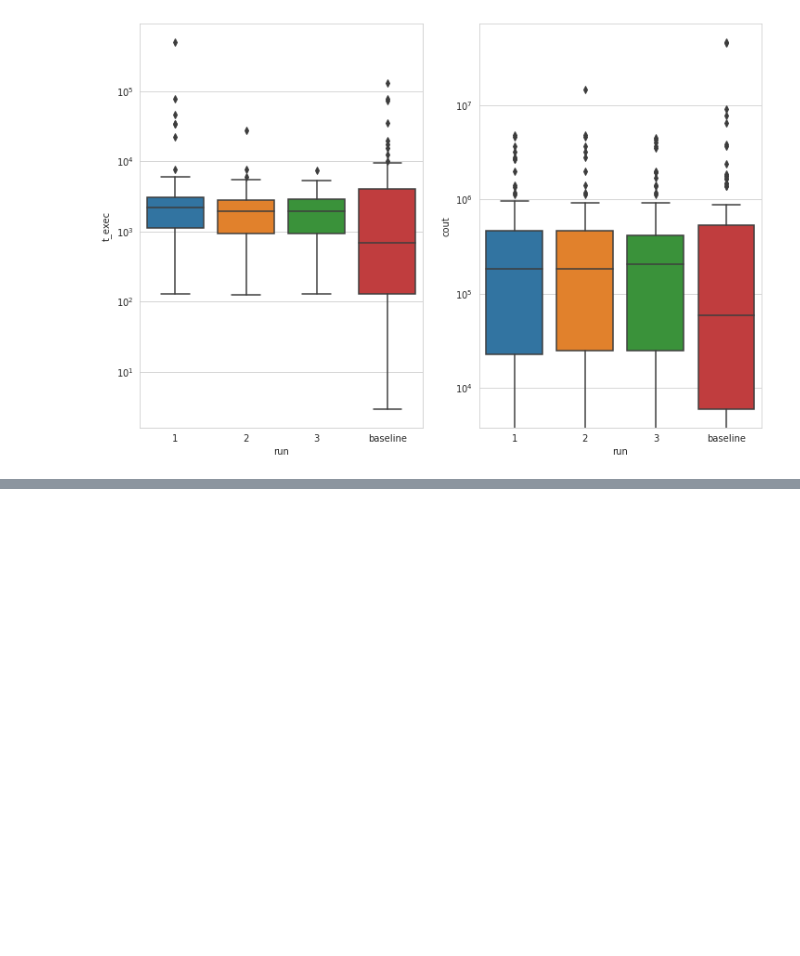
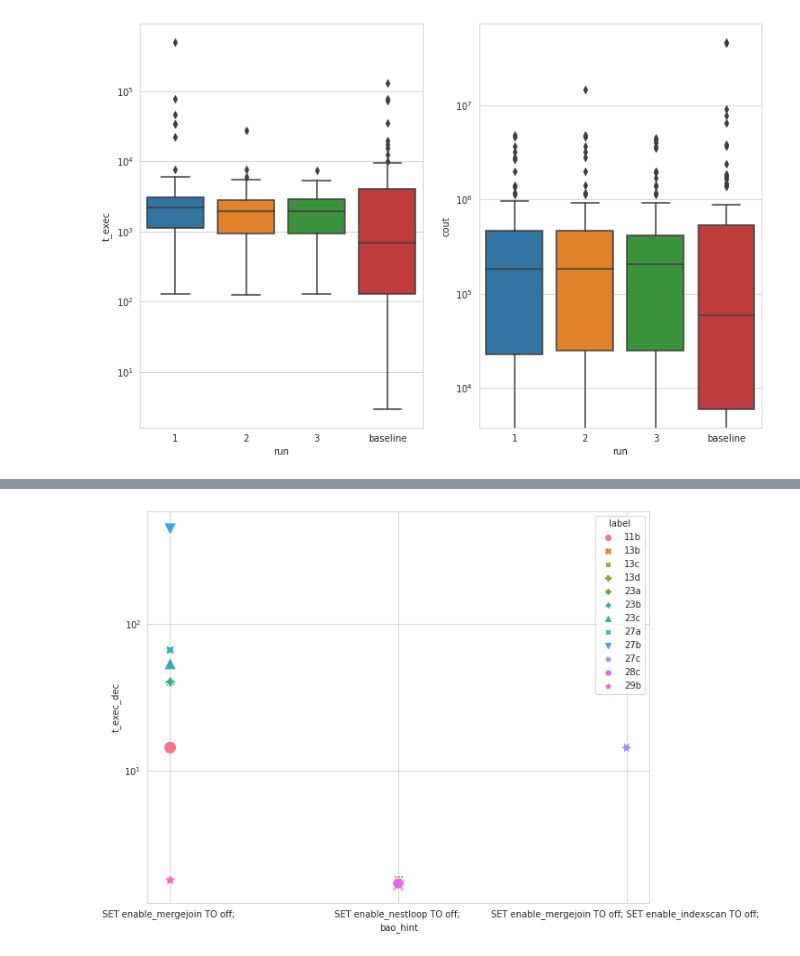
Before and after one commit to rbergm/aft, a Jupyter notebook: pg-bao/Workload Evaluation.ipynb, the cells around one changed output, grey strips where cells are left out. Cells and saved outputs as stored; diff of their text form; code cells hidden in the pictures; blank space fills up the shorter version.

Commit message:
Expand pg-bao evaluation to look at "brilliant" query hints

```diff
--- a/pg-bao/Workload Evaluation.ipynb
+++ b/pg-bao/Workload Evaluation.ipynb
@@ -111,0 +163,3 @@ g.set_yscale("log")
+# %%
+df_summarized["bao_hint"] = df_summarized.final_plan.apply(unwrap_bao_hint)
+bao_cols = ["label", "t_exec_dec", "t_exec_init", "t_exec_final", "bao_hint"]
@@ -111,0 +168,2 @@ g.set_yscale("log")
+# %%
+outliers = 0.1
@@ -111,0 +172,3 @@ g.set_yscale("log")
+# %%
+brilliant_t_exec_dec = df_summarized.t_exec_dec.quantile(1-outliers)
+brilliant_t_exec_dec
@@ -111,0 +179,3 @@ g.set_yscale("log")
+# %%
+df_excellent = df_summarized[df_summarized.t_exec_dec >= brilliant_t_exec_dec]
+df_excellent[bao_cols]
@@ -111,0 +196,6 @@ g.set_yscale("log")
+# %%
+fig, ax = plt.subplots(figsize=(10,8))
+g = sns.scatterplot(data=df_excellent, x="bao_hint", y="t_exec_dec", hue="label", style="label", s=200, ax=ax)
+g.set_yscale("log")
+# %% [output]
+[figure, added]
```
Also changed, not shown: parts of 19 cells of this notebook.
